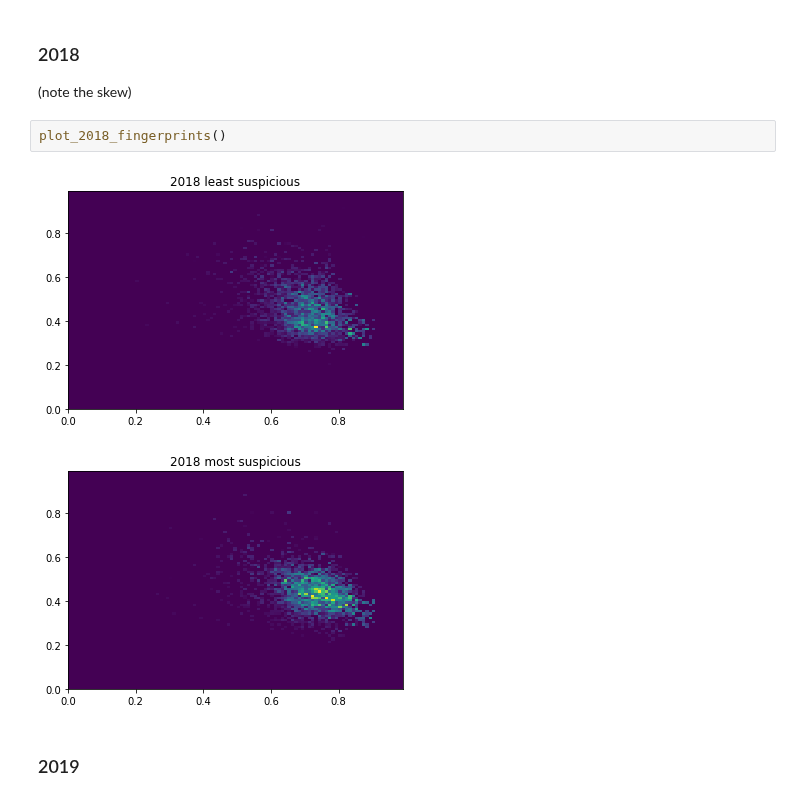
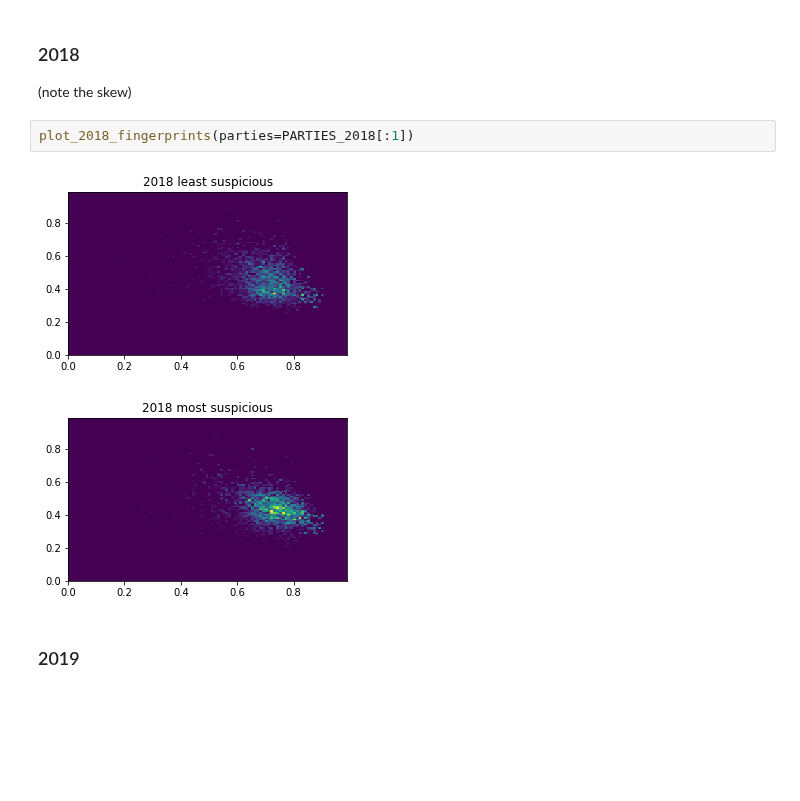
Before and after one commit to brezniczky/ep_elections_2019_hun, a Jupyter notebook: report.ipynb, the cells around one changed output. Drawn from its saved outputs; the diff is of its cells as text; blank space fills up the shorter version.

```diff
--- a/report.ipynb
+++ b/report.ipynb
@@ -483,10 +482,10 @@ plot_2014_fingerprints()
 ### 2018
 
 (note the skew)
-# %%
-plot_2018_fingerprints()
-# %% [output]
-[figure, removed]
-[figure, removed]
+# %%
+plot_2018_fingerprints(parties=PARTIES_2018[:1])
+# %% [output]
+[figure, added]
+[figure, added]
 # %% [markdown]
 ### 2019
```
Also changed, not shown: parts of 5 cells of this notebook, 4 other files.
